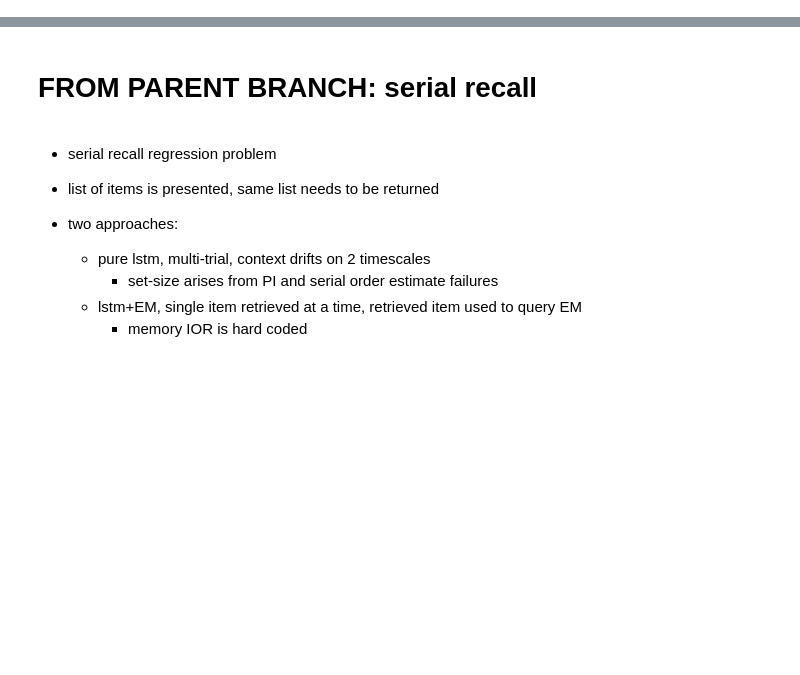
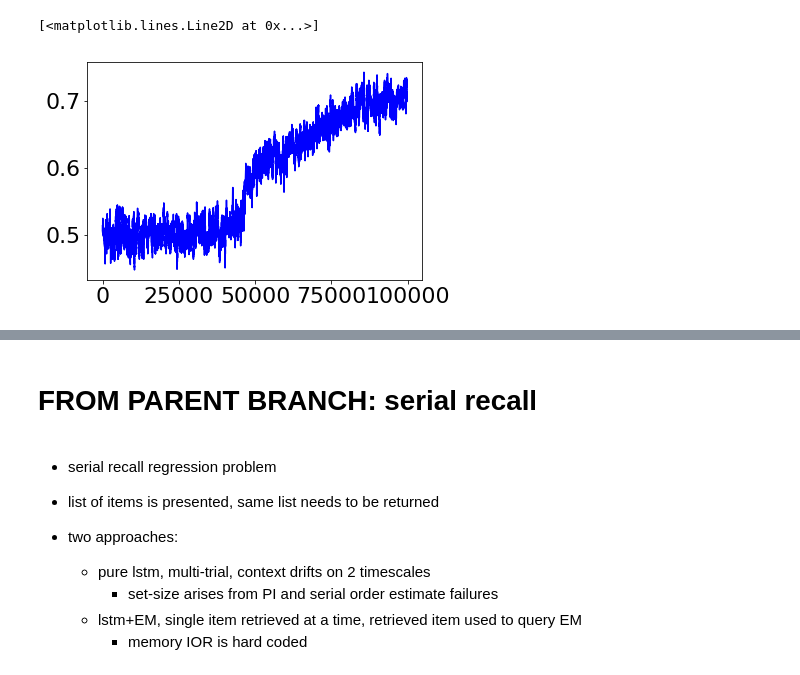
Before and after one commit to andrebeu/nback, a Jupyter notebook: pure EM - item recognition.ipynb, the cells around one changed output, grey strips where cells are left out. Saved outputs shown, nothing was run; the diff lists cells and outputs as text; code cells hidden in the pictures; blank space fills up the shorter version.

```diff
--- a/pure EM - item recognition.ipynb
+++ b/pure EM - item recognition.ipynb
@@ -24,7 +20,0 @@ The autoreload extension is already loaded. To reload it, use:
-# %%
-task = ItemRecognitionTask(sedim=3,cedim=2)
-
-C,S,Y = task.gen_ep_data(4,3)
-
-c = C.reshape(-1,2)
-plt.scatter(c[:,0],c[:,1])
@@ -35,0 +52,11 @@ plt.scatter(c[:,0],c[:,1])
+# %%
+sedim = 10
+cedim = 3
+stsize = 25
+task = ItemRecognitionTask(sedim,cedim,ntokens=80)
+net = ItemRecognitionEM(sedim,cedim,stsize)
+# %%
+ntrials = 5
+setsize = 3
+tr_neps = 200000
+tr_loss,tr_sc = run_model(net,task,tr_neps,ntrials,setsize,training=True)
@@ -35,0 +74,7 @@ plt.scatter(c[:,0],c[:,1])
+# %%
+# plt.plot(tr_loss,c='r')
+tr_acc = tr_sc.mean(1)
+plt.plot(mov_avg(tr_acc,200),c='b')
+# %% [output]
+[<matplotlib.lines.Line2D at 0x...>]
+[figure, added]
```
Also changed, not shown: parts of 9 cells of this notebook, 3 other files.
